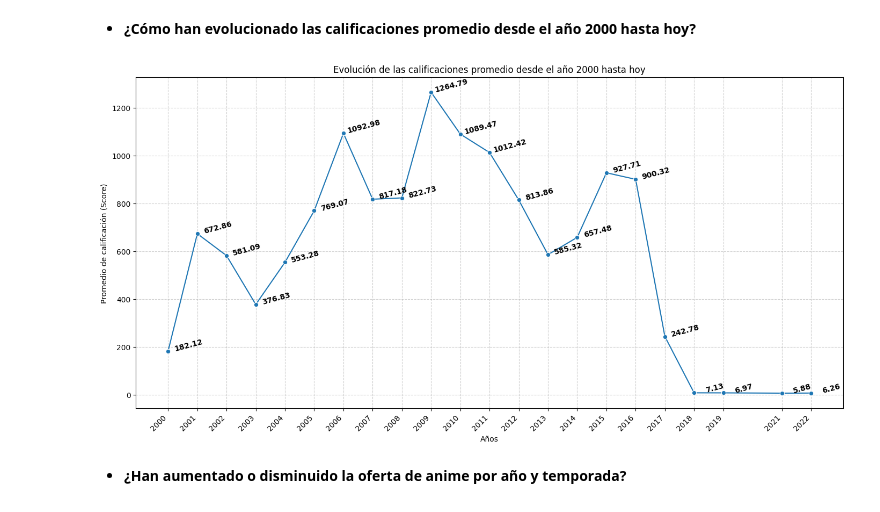
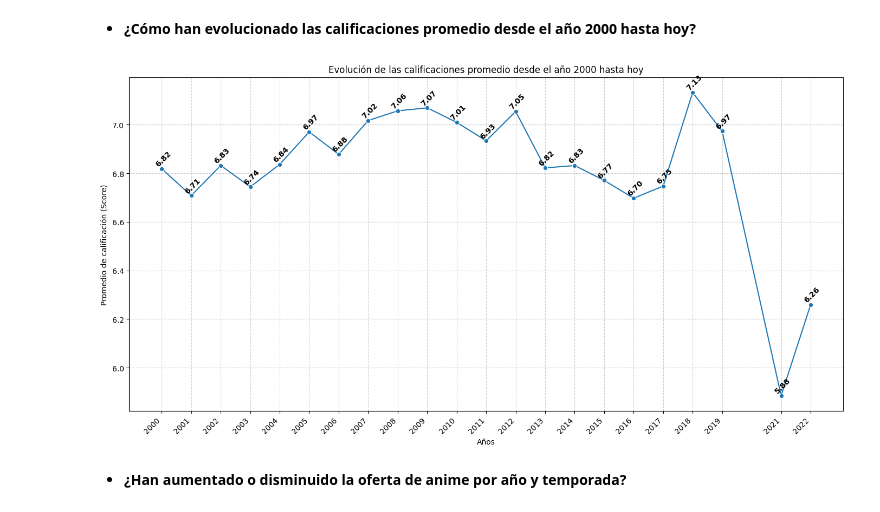
Before and after one commit to SaitoM17/anime_analisis, a Jupyter notebook: notebooks/anime.ipynb, the cells around one changed output. Saved outputs shown, nothing was run; the diff lists cells and outputs as text; code cells hidden in the pictures.

Commit message:
refactor: Se agrego filtro para excluir valores 9999

```diff
--- a/notebooks/anime.ipynb
+++ b/notebooks/anime.ipynb
@@ -73,7 +73,7 @@ Conexión cerrada
 # %%
 # Obtenciónde df uniendo animes y popularidad
 join_animes_popularidad = pd.merge(dic_df['Animes'], dic_df['Popularidad'], on='mal_id', how='inner')
-animes_popularidad_mayor_2000 = join_animes_popularidad[join_animes_popularidad['annio'] >= 2000]
+animes_popularidad_mayor_2000 = join_animes_popularidad[(join_animes_popularidad['annio'] >= 2000) & (join_animes_popularidad['score'] < 9999)]
 promedio_por_annio = animes_popularidad_mayor_2000.groupby('annio')['score'].mean()
 df_promedio_por_anio = promedio_por_annio.reset_index()
 
@@ -86,37 +86,37 @@ años_unicos = df_promedio_por_anio['annio'].unique()
 plt.xticks(
     ticks=años_unicos,
     labels=años_unicos,
     rotation=45,
     ha='right'
 )
 
 plt.title('Evolución de las calificaciones promedio desde el año 2000 hasta hoy')
 plt.xlabel('Años')
 plt.ylabel('Promedio de calificación (Score)')
 plt.grid(True, linestyle='--', alpha=0.6)
 
 for index, row in df_promedio_por_anio.iterrows():
     # Coordenadas X e Y donde se colocará el texto
     x_coord = row['annio']
     y_coord = row['score']
 
     # El valor a mostrar, redondeado a 2 decimales
     valor_texto = f"{y_coord:.2f}"
 
     # Posicionar el texto
     plt.text(
-        x=x_coord + 0.7,
-        y=y_coord + 2,  # Ajuste (+0.01) para que el texto quede un poco encima del punto
+        x=x_coord + 0.05,
+        y=y_coord + 0.01,  # Ajuste (+0.01) para que el texto quede un poco encima del punto
         s=valor_texto,
         ha='center',
         fontsize=10,
         weight='bold',
-        rotation=15
+        rotation=45
     )
 
 plt.show()
 # %% [output]
-[figure, old version]
+[figure, new version]
 # %% [markdown]
 * **¿Han aumentado o disminuido la oferta de anime por año y temporada?**
 # %%
```
